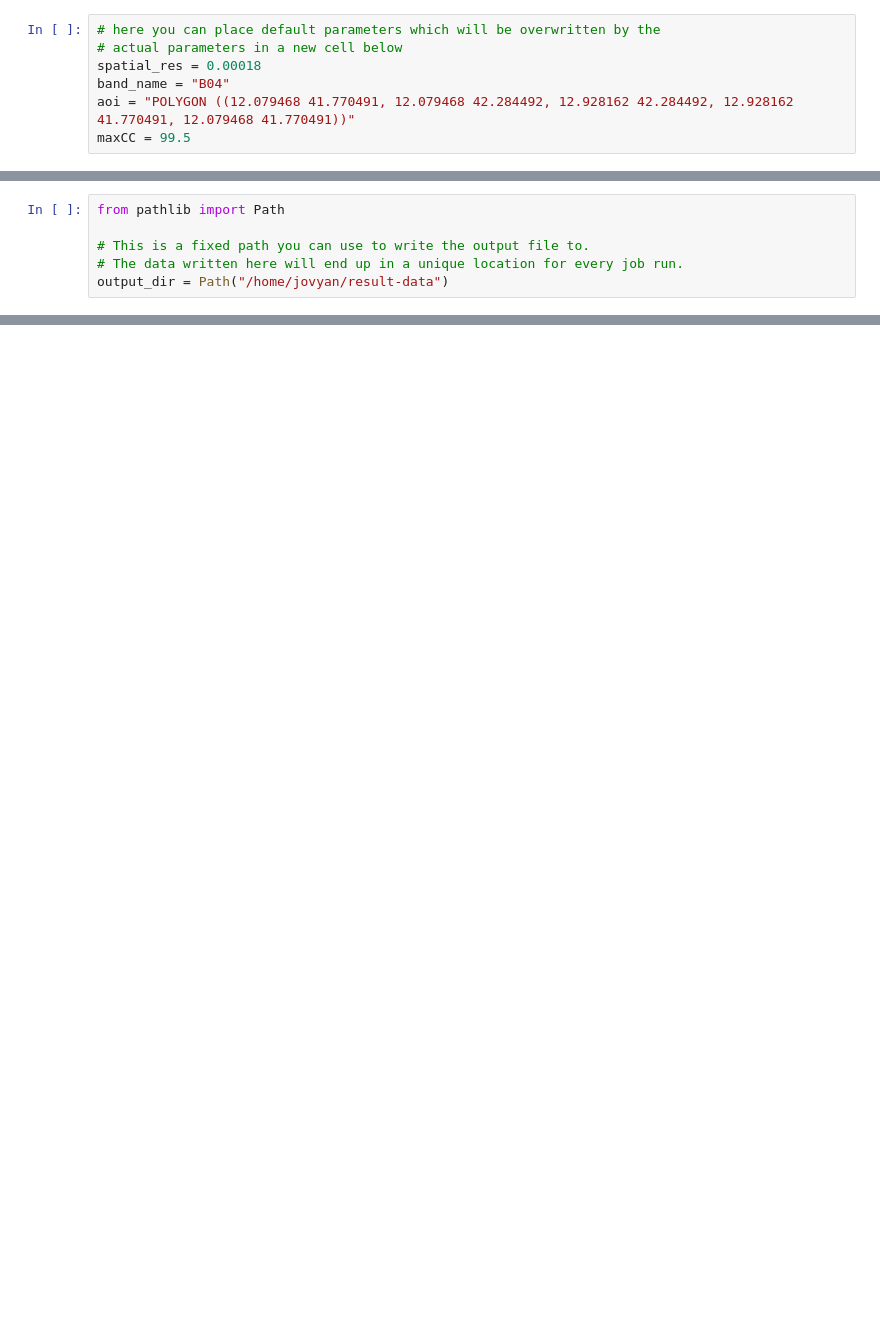
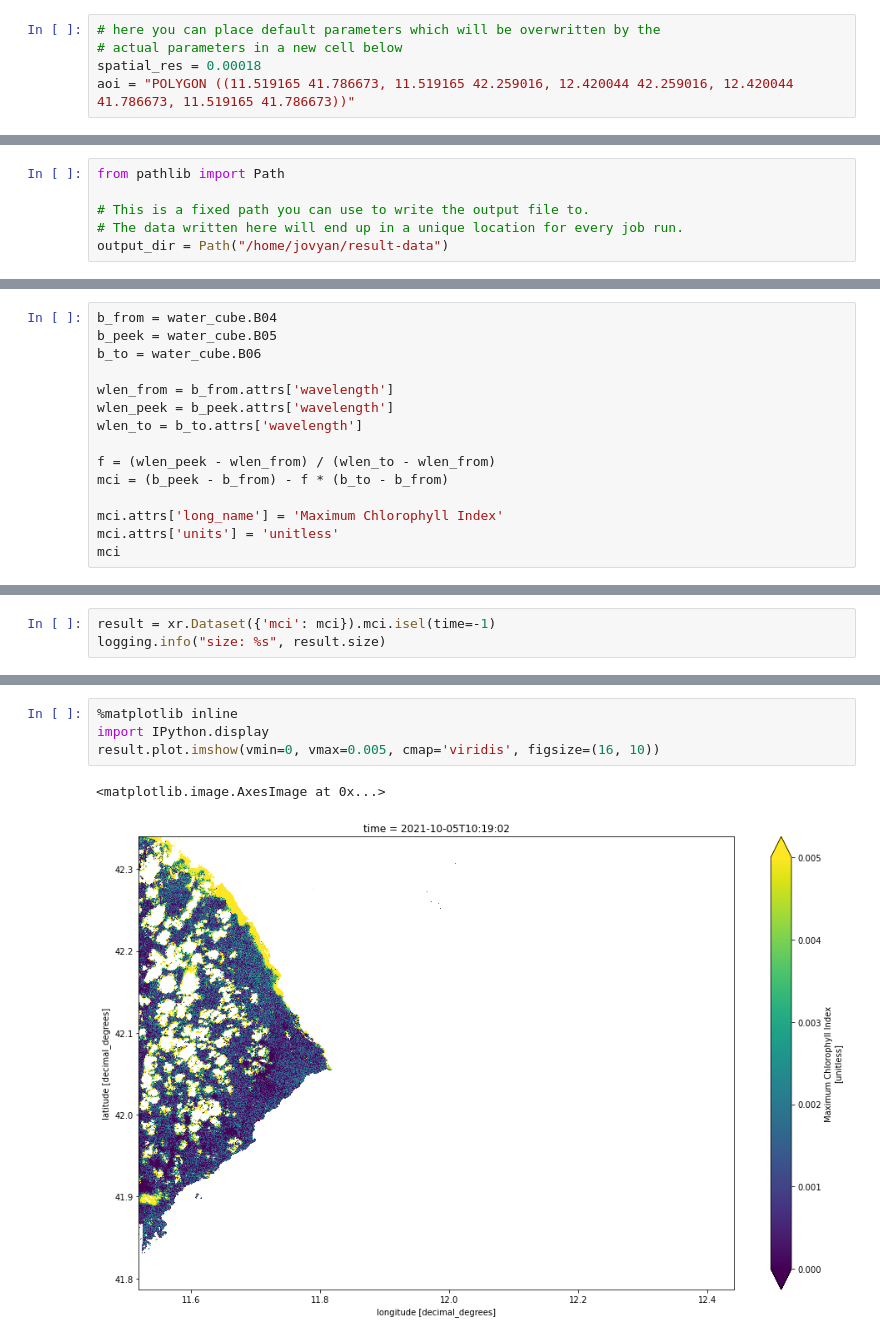
Before and after one commit to eurodatacube/byoa-sample-algorithm, a Jupyter notebook: notebook.ipynb, the cells around one changed output, grey strips where cells are left out. Cells and saved outputs as stored; diff of their text form; blank space fills up the shorter version.

```diff
--- a/notebook.ipynb
+++ b/notebook.ipynb
@@ -2,9 +2,7 @@
 # here you can place default parameters which will be overwritten by the
 # actual parameters in a new cell below
 spatial_res = 0.00018
-band_name = "B04"
-aoi = "POLYGON ((12.079468 41.770491, 12.079468 42.284492, 12.928162 42.284492, 12.928162 41.770491, 12.079468 41.770491))"
-maxCC = 99.5
+aoi = "POLYGON ((11.519165 41.786673, 11.519165 42.259016, 12.420044 42.259016, 12.420044 41.786673, 11.519165 41.786673))"
 # %%
 # Configure logging to stderr such that messages appear in notebook
 # NOTE: Logging messages from python files which are called from the notebook
@@ -61,0 +154,15 @@ result.rio.to_raster(output_dir / "out.tif")
+# %%
+b_from = water_cube.B04
+b_peek = water_cube.B05
+b_to = water_cube.B06
+
+wlen_from = b_from.attrs['wavelength']
+wlen_peek = b_peek.attrs['wavelength']
+wlen_to = b_to.attrs['wavelength']
+
+f = (wlen_peek - wlen_from) / (wlen_to - wlen_from)
+mci = (b_peek - b_from) - f * (b_to - b_from)
+
+mci.attrs['long_name'] = 'Maximum Chlorophyll Index'
+mci.attrs['units'] = 'unitless'
+mci
@@ -61,0 +194,3 @@ result.rio.to_raster(output_dir / "out.tif")
+# %%
+result = xr.Dataset({'mci': mci}).mci.isel(time=-1)
+logging.info("size: %s", result.size)
@@ -61,0 +199,7 @@ result.rio.to_raster(output_dir / "out.tif")
+# %%
+%matplotlib inline
+import IPython.display
+result.plot.imshow(vmin=0, vmax=0.005, cmap='viridis', figsize=(16, 10))
+# %% [output]
+<matplotlib.image.AxesImage at 0x...>
+[figure, added]
```
Also changed, not shown: parts of 10 cells of this notebook, 2 other files.
